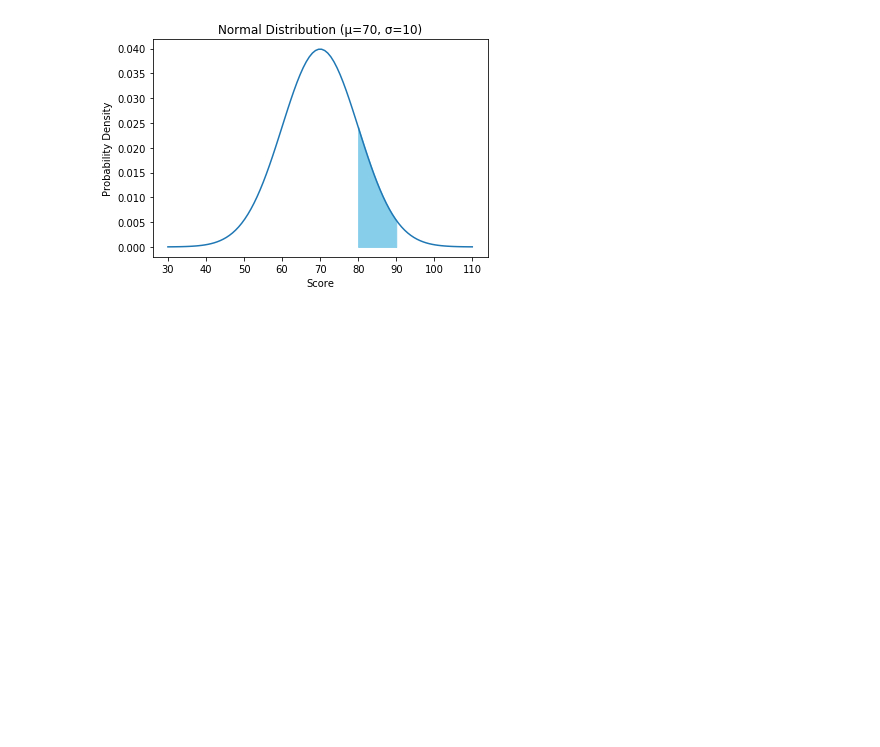
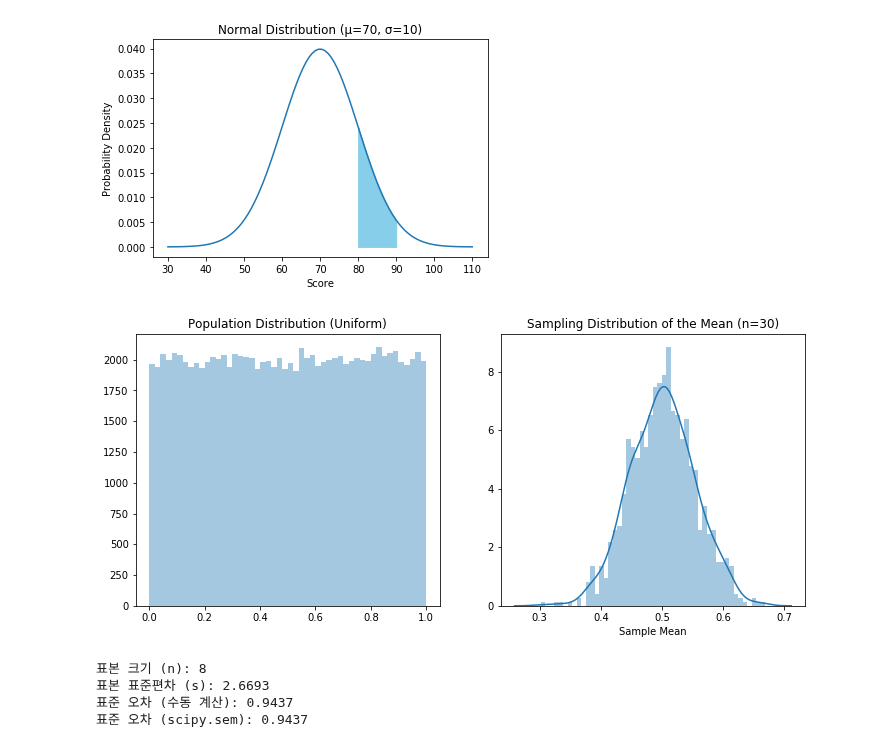
Before and after one commit to kangspa/ADP-study, a Jupyter notebook: PracticeTest/practice.ipynb, the cells around one changed output. Drawn from its saved outputs; the diff is of its cells as text; code cells hidden in the pictures; blank space fills up the shorter version.

```diff
--- a/PracticeTest/practice.ipynb
+++ b/PracticeTest/practice.ipynb
@@ -222,3 +222,65 @@ plt.show()
 # %% [output]
 점수가 80점 이상 90점 이하일 확률: 0.1359
 [figure]
+# %%
+import numpy as np
+import matplotlib.pyplot as plt
+import seaborn as sns
+
+# 모집단 생성: 0과 1 사이의 균등 분포 (정규분포가 아님)
+population = np.random.uniform(0, 1, 100000)
+
+# 표본 크기(n)와 시뮬레이션 횟수 설정
+sample_size = 30
+num_simulations = 1000
+
+# 표본 평균들을 저장할 리스트
+sample_means = []
+
+for _ in range(num_simulations):
+    # 모집단에서 표본 추출
+    sample = np.random.choice(population, size=sample_size)
+    # 표본의 평균 계산 및 저장
+    sample_means.append(sample.mean())
+
+# 시각화
+plt.figure(figsize=(12, 5))
+
+# 모집단 분포
+plt.subplot(1, 2, 1)
+sns.distplot(population, bins=50, kde=False)
+plt.title('Population Distribution (Uniform)')
+
+# 표본 평균들의 분포
+plt.subplot(1, 2, 2)
+sns.distplot(sample_means, bins=50, kde=True)
+plt.title(f'Sampling Distribution of the Mean (n={sample_size})')
+plt.xlabel('Sample Mean')
+
+plt.show()
+# %% [output]
+[figure, added]
+# %%
+from scipy.stats import sem
+import numpy as np
+
+# 예제 데이터 (어떤 표본)
+sample_data = [10, 12, 15, 13, 18, 11, 16, 14]
+
+# 1. 수동 계산
+n = len(sample_data)
+sample_std = np.std(sample_data, ddof=1) # ddof=1은 표본 표준편차를 의미
+standard_error_manual = sample_std / np.sqrt(n)
+
+# 2. scipy.stats.sem 사용
+standard_error_scipy = sem(sample_data)
+
+print(f"표본 크기 (n): {n}")
+print(f"표본 표준편차 (s): {sample_std:.4f}")
+print(f"표준 오차 (수동 계산): {standard_error_manual:.4f}")
+print(f"표준 오차 (scipy.sem): {standard_error_scipy:.4f}")
+# %% [output]
+표본 크기 (n): 8
+표본 표준편차 (s): 2.6693
+표준 오차 (수동 계산): 0.9437
+표준 오차 (scipy.sem): 0.9437
```
Also changed, not shown: 3 other files.
